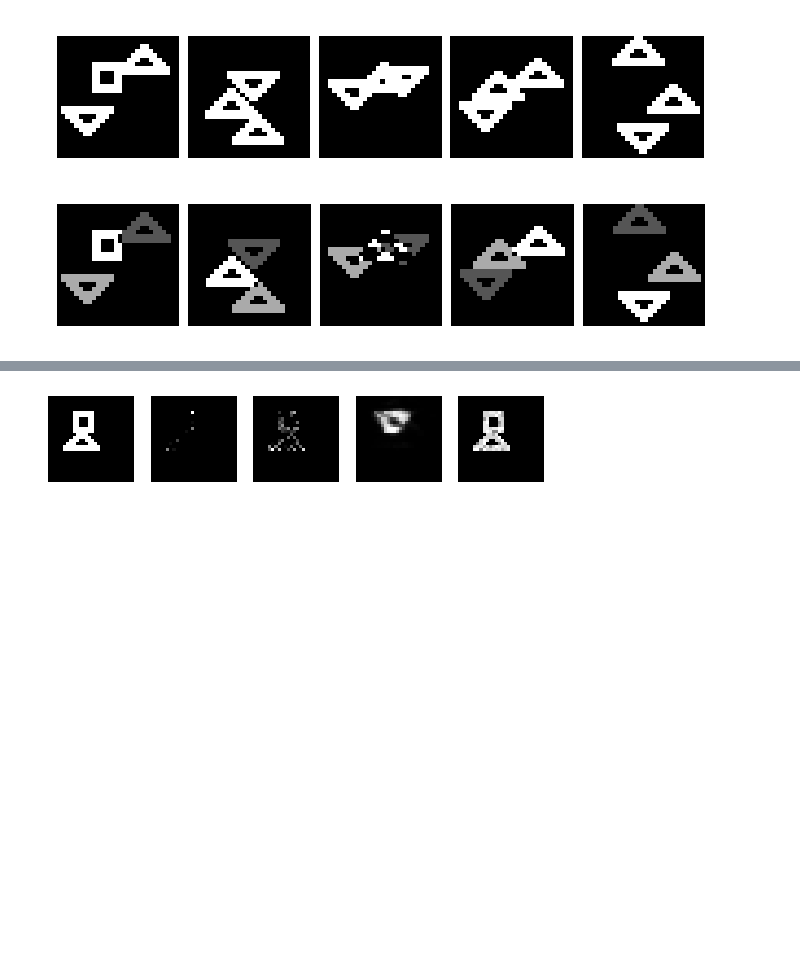
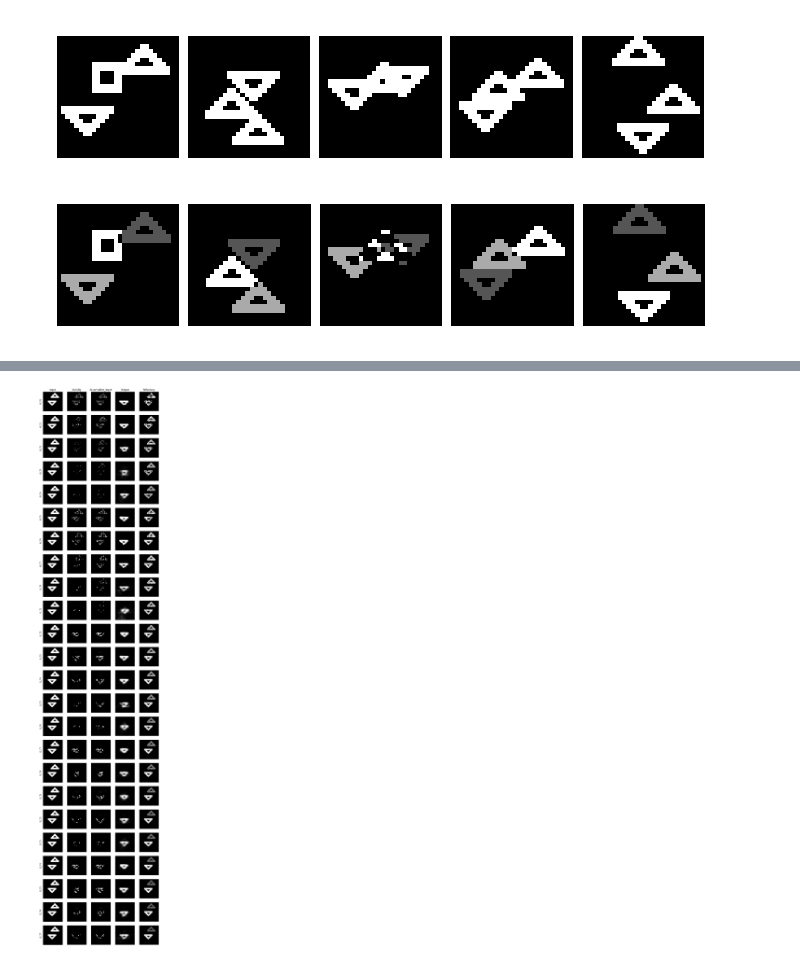
Before and after one commit to luithw/DASBE, a Jupyter notebook: dasbe/experiments.ipynb, the cells around one changed output, grey strips where cells are left out. Cells and saved outputs as stored; diff of their text form; code cells hidden in the pictures; blank space fills up the shorter version.

Commit message:
Added time course plotting in experiment

```diff
--- a/dasbe/experiments.ipynb
+++ b/dasbe/experiments.ipynb
@@ -287,6 +287,4 @@ Epoch 9 loss: 56.061793266354925
 # %%
-fig, axes = plt.subplots(1, 5)
-
 test_data = [generate_shapes_image(W, H, 2) for _ in range(10)]
 inputs = torch.stack([x[0] for x in test_data])
 targets = torch.stack([x[2] for x in test_data])
@@ -297,52 +295,63 @@ context_queue = deque(
     [rand_context_like(inputs) for _ in range(cortical_delay)], maxlen=cortical_delay
 )
 
-for _ in range(cortical_delay):
-    in_refactory -= 1
+subplot_size = 2
+fig, axes = plt.subplots(iterations * cortical_delay, 5, figsize=(subplot_size * 5, subplot_size * iterations * cortical_delay))
 
-    context_input = context_queue.popleft()
-    activity = inputs * context_input
+for it in range(iterations):
+    for d in range(cortical_delay):
+        t = it * cortical_delay + d
+        print(t)
 
-    # maybe should also add some sort of dropout here
-    refactory_mask = (in_refactory < 0).float()
+        in_refactory -= 1
 
-    activity = activity * refactory_mask
-    # update refractory period for the neurons that spiked
-    in_refactory[activity > 0.5] = s_refractory
+        context_input = context_queue.popleft()
+        activity = inputs * context_input
 
-    # accumulate all spikes over the last 3 time steps
-    s_queue.append(activity)
-    accumulate_input = torch.stack(tuple(s_queue), dim=0).sum(dim=0)
+        # maybe should also add some sort of dropout here
+        refactory_mask = (in_refactory < 0).float()
 
-    # feed the accumulated spikes to the denoising autoencoder
-    # returns the denoised outputs and the latent variables
-    output, encoding, logits = model(flatten(accumulate_input))
+        activity = activity * refactory_mask
+        # update refractory period for the neurons that spiked
+        in_refactory[activity > 0.5] = s_refractory
 
-    for i in range(1, len(s_queue)):
-        # randomly "forget" half of the spikes
-        s_queue[i] *= random_mask_like(inputs, p=0.5)
+        # accumulate all spikes over the last 3 time steps
+        s_queue.append(activity)
+        accumulate_input = torch.stack(tuple(s_queue), dim=0).sum(dim=0)
 
-    context_queue.append(output.view(inputs.shape))
+        # feed the accumulated spikes to the denoising autoencoder
+        # returns the denoised outputs and the latent variables
+        output, encoding, logits = model(flatten(accumulate_input))
 
-    loss = loss + match_any_loss(logits, targets)
+        inspect = 3
+        axes[t, 0].imshow(inputs[inspect].detach().numpy(), cmap="gray")
+        axes[t, 1].imshow(activity[inspect].detach().numpy(), cmap="gray")
+        axes[t, 2].imshow(accumulate_input[inspect].detach().numpy(), cmap="gray")
+        axes[t, 3].imshow(output.view(inputs.shape)[inspect].detach().numpy(), cmap="gray")
+        axes[t, 4].imshow(in_refactory[inspect].detach().numpy(), cmap="gray")
+        axes[t, 0].set_xticks([])
+        axes[t, 0].set_yticks([])
+        axes[t, 1].axis("off")
+        axes[t, 2].axis("off")
+        axes[t, 3].axis("off")
+        axes[t, 4].axis("off")
+        axes[t, 0].set_ylabel("I%i_T%i" % (it, d))
 
-    pred = logits.argmax(dim=1)
-    print(pred)
-    print(targets)
-    # 1 if pred is in targets on the 1st dimension
-    print((pred.unsqueeze(1) == targets).any(dim=1).sum() / len(pred))
+        # This changes accumulate_input so put it after plotting
+        for i in range(1, len(s_queue)):
+            # randomly "forget" half of the spikes
+            s_queue[i] *= random_mask_like(inputs, p=0.5)
 
-i = 3
-axes[0].imshow(inputs[i].detach().numpy(), cmap="gray")
-axes[1].imshow(activity[i].detach().numpy(), cmap="gray")
-axes[2].imshow(accumulate_input[i].detach().numpy(), cmap="gray")
-axes[3].imshow(output.view(inputs.shape)[i].detach().numpy(), cmap="gray")
-axes[4].imshow(in_refactory[i].detach().numpy(), cmap="gray")
-axes[0].axis("off")
-axes[1].axis("off")
-axes[2].axis("off")
-axes[3].axis("off")
-axes[4].axis("off")
+        context_queue.append(output.view(inputs.shape))
 
+        pred = logits.argmax(dim=1)
+        acc = (pred.unsqueeze(1) == targets).any(dim=1).sum() / len(pred)
+        # 1 if pred is in targets on the 1st dimension
+        print("Time: %i, Accuracy: %.2f" % (t, acc))
+axes[0, 0].set_title("Input")
+axes[0, 1].set_title("Activity")
+axes[0, 2].set_title("Accumulate_input")
+axes[0, 3].set_title("Output")
+axes[0, 4].set_title("Refactory")
 plt.show()
 # %% [output]
@@ -366 +375 @@ tensor(0.9000)
-[figure, old version]
+[figure, new version]
```
Also changed, not shown: parts of 3 cells of this notebook.
